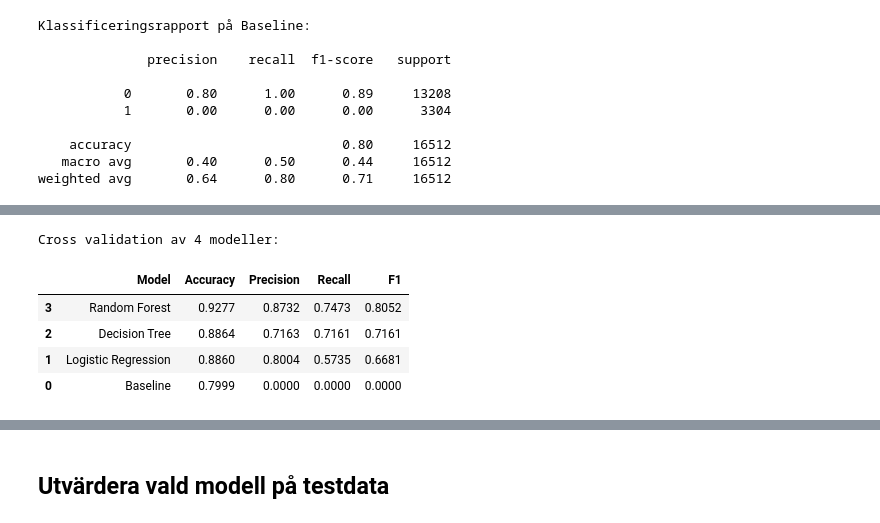
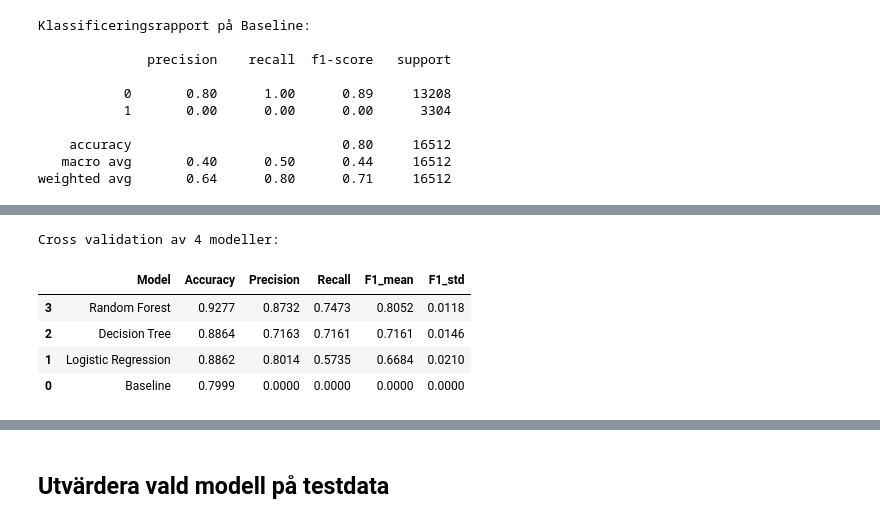
Before and after one commit to MaWe96/California-Housing-ML, a Jupyter notebook: notebook.ipynb, the cells around one changed output, grey strips where cells are left out. Drawn from its saved outputs; the diff is of its cells as text; code cells hidden in the pictures.

```diff
--- a/notebook.ipynb
+++ b/notebook.ipynb
@@ -143,18 +156,14 @@ df["rooms_per_h"] = df["total_rooms"] / df["households"]
 df["bedrooms_per_h"] = df["total_bedrooms"] / df["households"]
 df["pop_per_h"] = df["population"] / df["households"]
 
-# OneHotEncoding
-ohe = OneHotEncoder(sparse_output=False, handle_unknown="ignore")
 
-X_cat_ohe = ohe.fit_transform(df[["ocean_proximity"]])
-ocean_cols = ohe.get_feature_names_out(["ocean_proximity"])
-
-df_ocean_temp = pd.DataFrame(X_cat_ohe, columns=ocean_cols, index=df.index)
-df = pd.concat([df, df_ocean_temp], axis=1)
+numeric_features = ["longitude", "latitude", "housing_median_age",
+                    "median_income", "rooms_per_h", "bedrooms_per_h", "pop_per_h"]
+categorical_features = ["ocean_proximity"]
 
 
 drop_columns = ["median_house_value", "total_rooms", "total_bedrooms",
-                "population", "households", "ocean_proximity"]
+                "population", "households"]
 df = df.drop(columns=drop_columns)
 
 print(f"Dataset efter featureanpassning:\n")
@@ -224,9 +233,22 @@ Med OneHot-encodad närhet till hav låter vi preprocessing ha stegen:
 # %%
-preprocess = Pipeline(steps=[
+numeric_transformer = Pipeline([
     ("imputer", SimpleImputer(strategy="median")),
     ("scaler", StandardScaler())
 ])
 
+categorical_transformer = Pipeline(steps=[
+    ("imputer", SimpleImputer(strategy="most_frequent")),
+    ("onehot", OneHotEncoder(
+        handle_unknown="ignore",
+        sparse_output=False
+    ))
+])
+
+preprocess = ColumnTransformer([
+    ("num", numeric_transformer, numeric_features),
+    ("cat", categorical_transformer, categorical_features)
+])
+
 print("Preprocessor definierad.\n")
 # %% [output]
 Preprocessor definierad.
@@ -275,38 +305,39 @@ compare_models = [] # lagra resultat
 
 cv = StratifiedKFold(n_splits=5, shuffle=True, random_state=RANDOM_SEED)
 
 for name, model in models.items():
     pipeline = Pipeline(steps=[
-        ("preprocessor", preprocess), # innehöll imputer och standardscaler
+        ("preprocessor", preprocess), #  imputer och standardscaler / OHE
         ("model", model)
     ])
 
     cv_scores = cross_validate(
         pipeline,
         X_train,
         y_train,
         cv=cv,
         scoring=["accuracy", "precision", "recall", "f1"],
         n_jobs=-1
     )
 
     # Lagra medelvärde per fold
     compare_models.append({
         "Model": name,
         "Accuracy": cv_scores["test_accuracy"].mean(),
         "Precision": cv_scores["test_precision"].mean(),
         "Recall": cv_scores["test_recall"].mean(),
-        "F1": cv_scores["test_f1"].mean()
+        "F1_mean": cv_scores["test_f1"].mean(),
+        "F1_std": cv_scores["test_f1"].std()
     })
 
-cv_df = pd.DataFrame(compare_models).sort_values(by="F1", ascending=False)
+cv_df = pd.DataFrame(compare_models).sort_values(by="F1_mean", ascending=False)
 
 print("Cross validation av 4 modeller:")
 display(np.round(cv_df,4))
 # %% [output]
 Cross validation av 4 modeller:
-|  | Model | Accuracy | Precision | Recall | F1 |
-| 3 | Random Forest | 0.9277 | 0.8732 | 0.7473 | 0.8052 |
-| 2 | Decision Tree | 0.8864 | 0.7163 | 0.7161 | 0.7161 |
-| 1 | Logistic Regression | 0.8860 | 0.8004 | 0.5735 | 0.6681 |
-| 0 | Baseline | 0.7999 | 0.0000 | 0.0000 | 0.0000 |
+|  | Model | Accuracy | Precision | Recall | F1_mean | F1_std |
+| 3 | Random Forest | 0.9277 | 0.8732 | 0.7473 | 0.8052 | 0.0118 |
+| 2 | Decision Tree | 0.8864 | 0.7163 | 0.7161 | 0.7161 | 0.0146 |
+| 1 | Logistic Regression | 0.8862 | 0.8014 | 0.5735 | 0.6684 | 0.0210 |
+| 0 | Baseline | 0.7999 | 0.0000 | 0.0000 | 0.0000 | 0.0000 |
```
Also changed, not shown: parts of 24 cells of this notebook.
